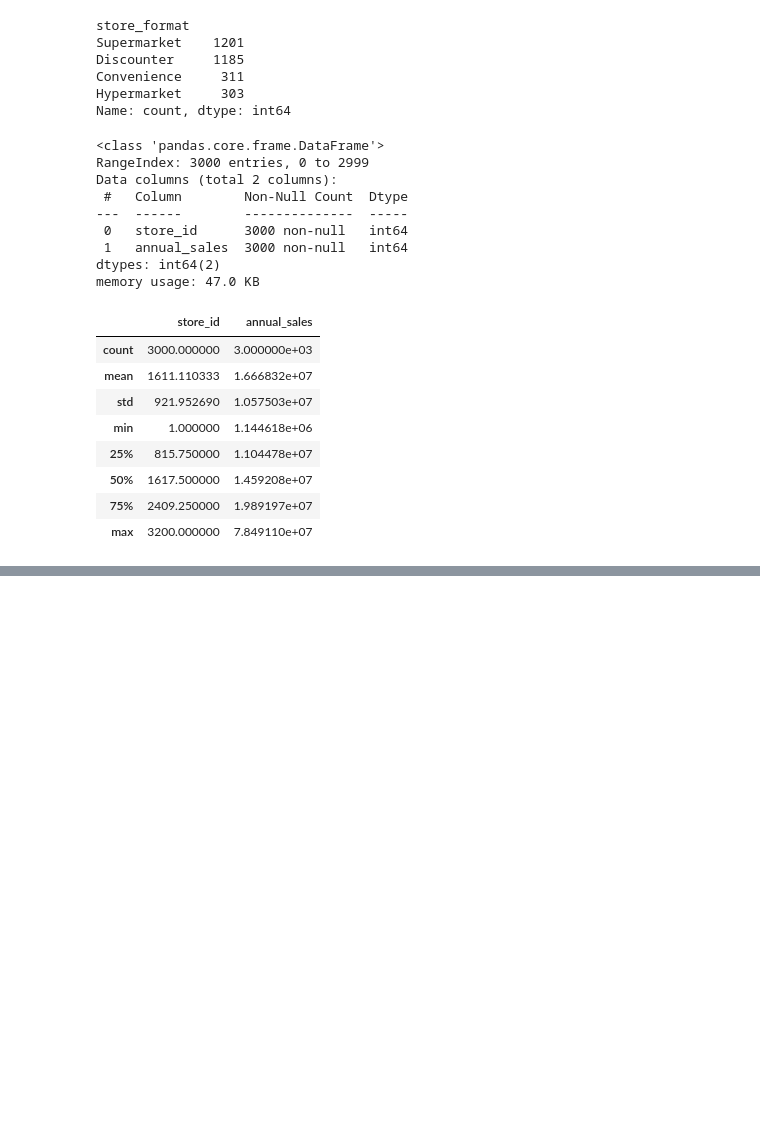
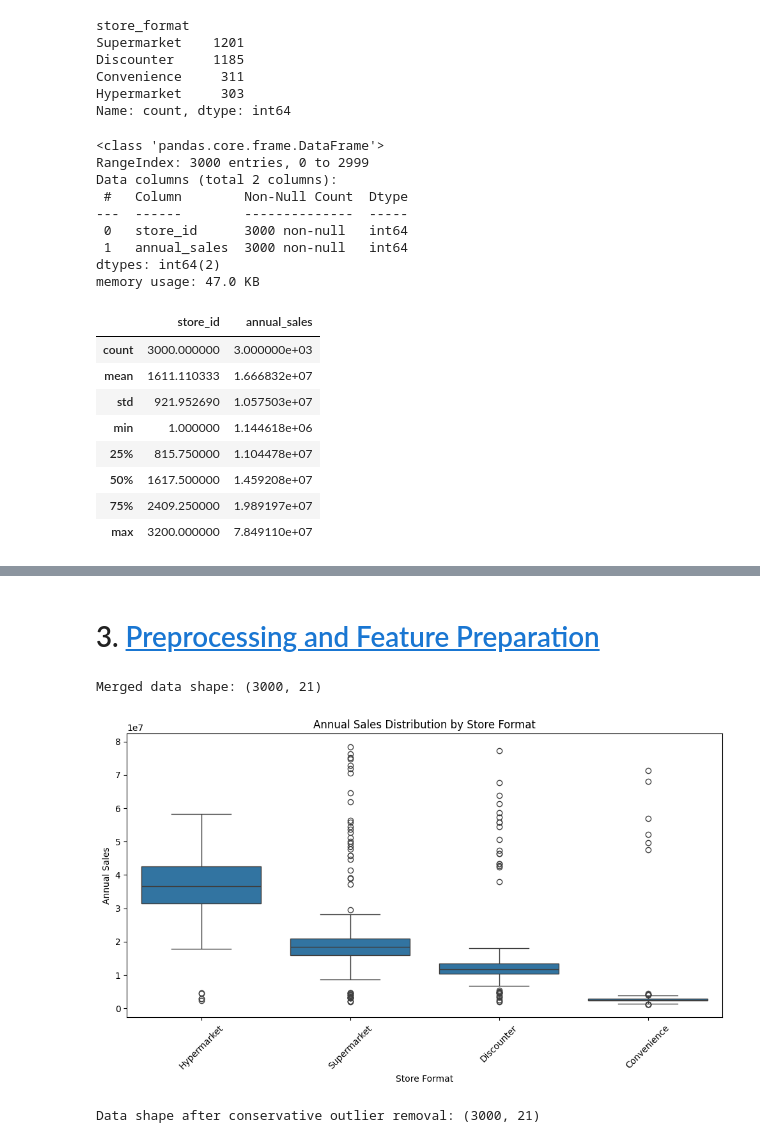
Before and after one commit to FjodorGit/stratathon, a Jupyter notebook: Colab Notebooks/Team 2/Analytics_Task_Team2.ipynb, the cells around one changed output, grey strips where cells are left out. Drawn from its saved outputs; the diff is of its cells as text; code cells hidden in the pictures; blank space fills up the shorter version.

```diff
--- a/Colab Notebooks/Team 2/Analytics_Task_Team2.ipynb
+++ b/Colab Notebooks/Team 2/Analytics_Task_Team2.ipynb
@@ -478,0 +200,79 @@ plt.show()
+# %% [markdown]
+# 3. <a id='toc3_'></a>[Preprocessing and Feature Preparation](#toc0_)
+# %%
+# --- Preprocessing and Feature Preparation with Conservative Outlier Removal and Ratio Features ---
+
+import pandas as pd
+from sklearn.model_selection import train_test_split
+from sklearn.preprocessing import StandardScaler
+import matplotlib.pyplot as plt
+import seaborn as sns
+
+# Merge store and sales data
+df = pd.merge(store_df, sales_df, on='store_id')
+print("Merged data shape:", df.shape)
+
+# Step 1: Outlier Analysis and Removal
+# Create a boxplot of Annual Sales by Store Format
+plt.figure(figsize=(10, 6))
+sns.boxplot(x='store_format', y='annual_sales', data=df)
+plt.title("Annual Sales Distribution by Store Format")
+plt.xlabel("Store Format")
+plt.ylabel("Annual Sales")
+plt.xticks(rotation=45)
+plt.tight_layout()
+plt.show()
+
+# Function to remove outliers using the IQR method within each store_format group
+def remove_outliers(group):
+    Q1 = group['annual_sales'].quantile(0.25)
+    Q3 = group['annual_sales'].quantile(0.75)
+    IQR = Q3 - Q1
+    lower_bound = Q1 - 1.5 * IQR
+    upper_bound = Q3 + 1.5 * IQR
+    return group[(group['annual_sales'] >= lower_bound) & (group['annual_sales'] <= upper_bound)]
+
+# Uncomment the next line to remove outliers:
+# df = df.groupby('store_format', group_keys=False).apply(remove_outliers)
+
+print("Data shape after conservative outlier removal:", df.shape)
+
+# Reset the index so that all subsequent operations have aligned indices
+df = df.reset_index(drop=True)
+
+# Step 2: Save store_id (now aligned) before dropping it
+store_ids = df['store_id'].copy()
+
+# Step 3: Drop irrelevant columns
+df = df.drop(columns=['store_id', 'year'])  # 'year' is always 2024 in this dataset
+
+# Step X: Adding new ratio features
+df['staff_per_sqm'] = df['staff_count'] / df['store_area_sqm']
+df['parking_spaces_per_sqm'] = df['parking_spaces'] / df['store_area_sqm']
+df['assortment_per_sqm'] = df['assortment_count'] / df['store_area_sqm']
+
+# Step 4: One-hot encode categorical columns
+categorical_cols = ['federal_state', 'store_format', 'location_type']
+df = pd.get_dummies(df, columns=categorical_cols, drop_first=True)
+
+# Step 5: Split into features and target
+X = df.drop(columns=['annual_sales'])
+y = df['annual_sales']
+
+# Step 6: Train-test split
+X_train, X_test, y_train, y_test, store_ids_train, store_ids_test = train_test_split(
+    X, y, store_ids, test_size=0.2, random_state=42
+)
+
+# Step 7: Scale the features
+scaler = StandardScaler()
+X_train_scaled = scaler.fit_transform(X_train)
+X_test_scaled = scaler.transform(X_test)
+
+# Step 8: Create DataFrames with feature names (for analysis and plotting)
+X_train_scaled_df = pd.DataFrame(X_train_scaled, columns=X_train.columns)
+X_test_scaled_df = pd.DataFrame(X_test_scaled, columns=X_test.columns)
+# %% [output]
+Merged data shape: (3000, 21)
+[figure, added]
+Data shape after conservative outlier removal: (3000, 21)
```
Also changed, not shown: parts of 40 cells of this notebook, 1 other file.
